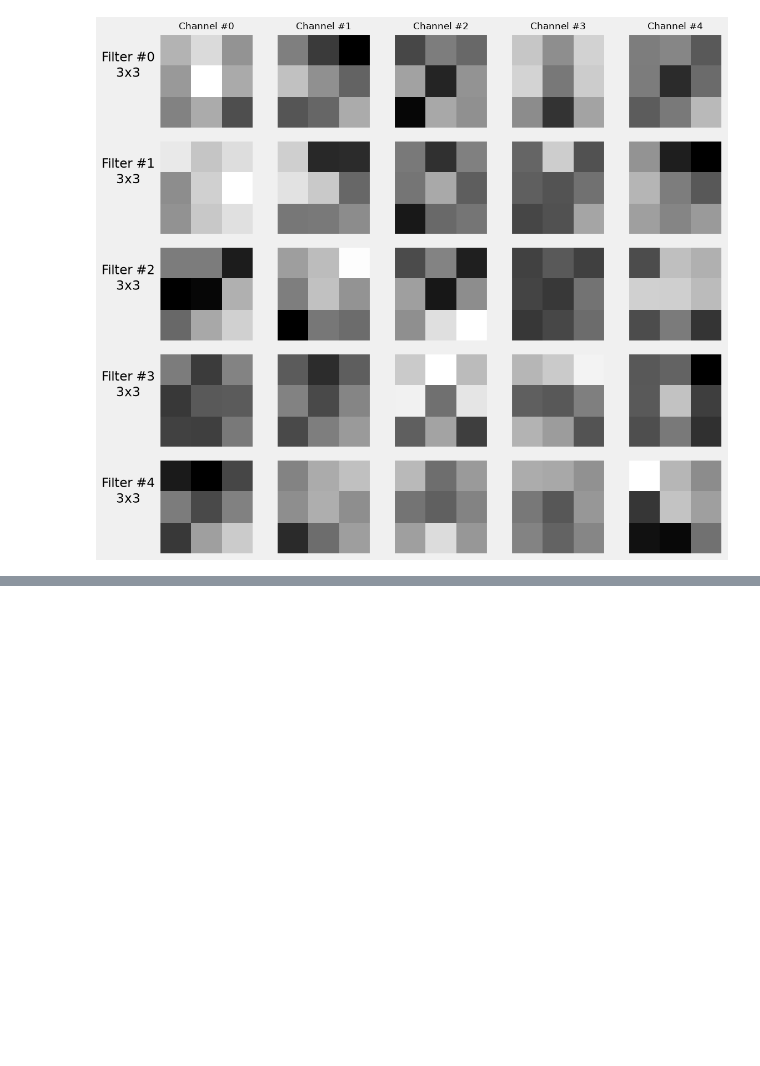
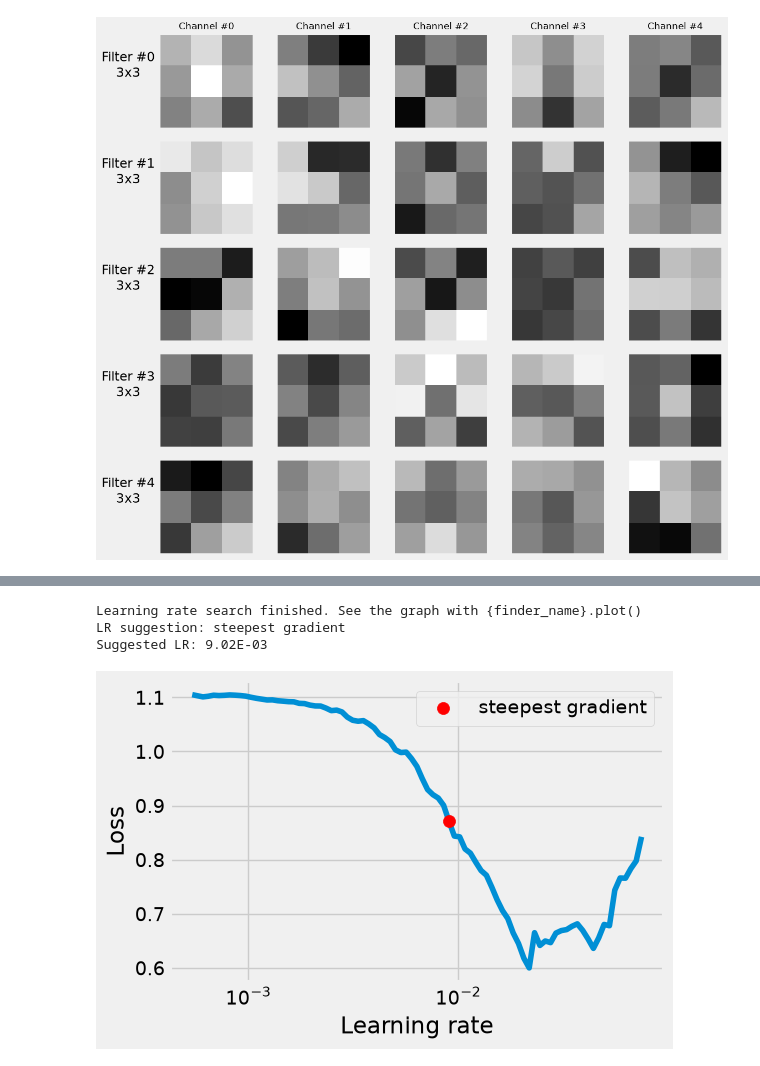
Before and after one commit to jhonprice/PyTorchStepByStep, a Jupyter notebook: runtest/ch06.ipynb, the cells around one changed output, grey strips where cells are left out. Saved outputs shown, nothing was run; the diff lists cells and outputs as text; code cells hidden in the pictures; blank space fills up the shorter version.

```diff
--- a/runtest/ch06.ipynb
+++ b/runtest/ch06.ipynb
@@ -580,0 +855,37 @@ fig = sbs_cnn2.visualize_filters('conv2')
+# %%
+# 程序6-21: 使用第三方库 torch_lr_finder 执行 LR 范围测试
+# 与程序6-18手动实现的 lr_range_test 功能相同，但使用社区成熟的 LRFinder 工具。
+# 优势：代码更简洁、功能更完善（自动处理状态保存/恢复、支持对数坐标绘图等）。
+#
+# LRFinder 的核心方法：
+#   range_test(): 执行学习率范围测试，逐步增大学习率并记录损失
+#   plot():       绘制"学习率-损失"曲线，log_lr=True 表示横轴使用对数刻度
+#   reset():      将模型和优化器恢复到测试前的状态（与手动保存/恢复等同）
+from torch_lr_finder import LRFinder
+
+# 创建图形对象，用于后续绘制 LR 范围测试的结果曲线
+fig, ax = plt.subplots(1, 1, figsize=(6, 4))
+
+# 重新初始化模型、损失函数和优化器（使用固定种子保证可复现）
+torch.manual_seed(11)
+new_model = CNN2(n_feature=5, p=0.3)
+multi_loss_fn = nn.CrossEntropyLoss(reduction='mean')
+new_optimizer = optim.Adam(new_model.parameters(), lr=3e-4)
+# 自动检测可用设备（优先使用 GPU）
+device = 'cuda' if torch.cuda.is_available() else 'cpu'
+
+# 创建 LRFinder 实例并执行范围测试
+lr_finder = LRFinder(new_model, new_optimizer, multi_loss_fn, device=device)
+# 在训练集上运行范围测试，学习率从当前值逐步增大到 0.1，共 100 个迭代步
+lr_finder.range_test(train_loader, end_lr=1e-1, num_iter=100)
+# 绘制"学习率-损失"曲线，log_lr=True 表示横轴（学习率）使用对数刻度
+lr_finder.plot(ax=ax, log_lr=True)
+
+fig.tight_layout()
+# 测试完成后恢复模型和优化器到初始状态，避免测试过程影响后续训练
+lr_finder.reset()
+# %% [output]
+Learning rate search finished. See the graph with {finder_name}.plot()
+LR suggestion: steepest gradient
+Suggested LR: 9.02E-03
+[figure, added]
```
Also changed, not shown: parts of 42 cells of this notebook, 2 other files.
